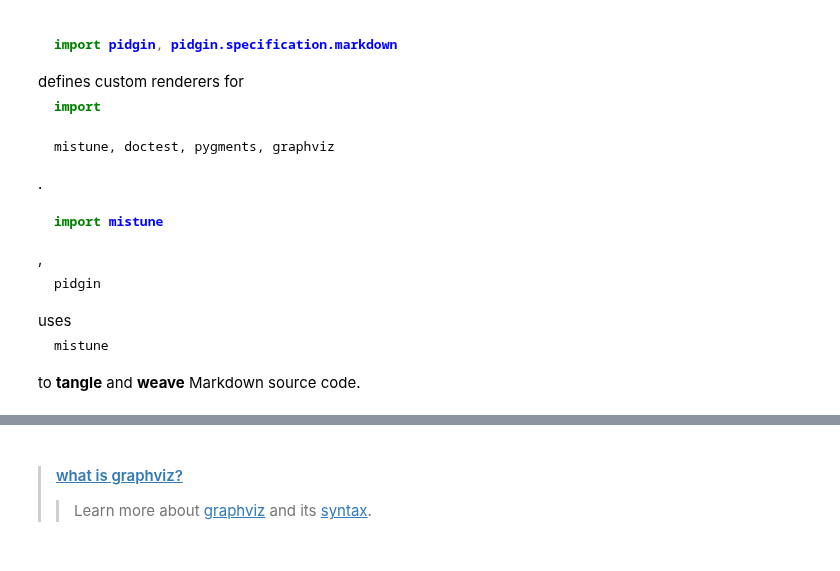
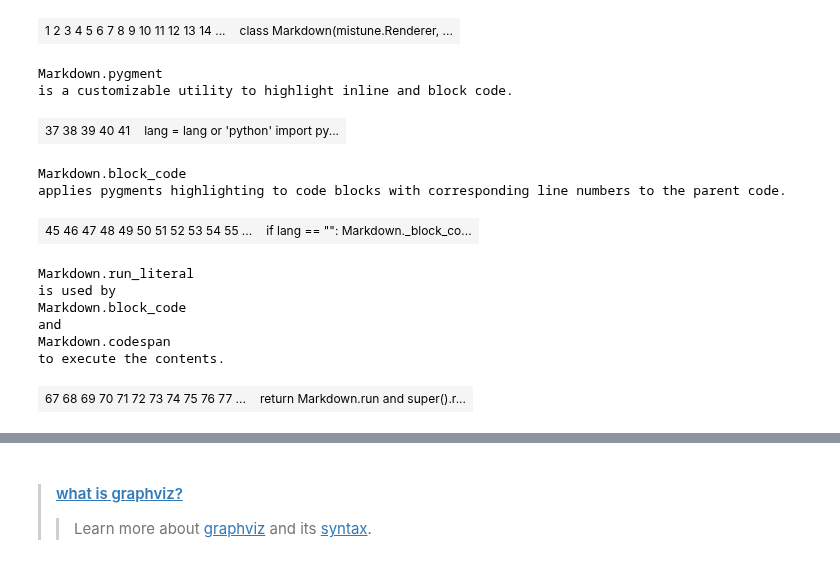
Before and after one commit to deathbeds/pidgy, a Jupyter notebook: src/pidgin/specification/markdown.md.ipynb, the cells around one changed output, grey strips where cells are left out. Drawn from its saved outputs; the diff is of its cells as text; code cells hidden in the pictures.

Commit message:
Add line numbers

```diff
--- a/src/pidgin/specification/markdown.md.ipynb
+++ b/src/pidgin/specification/markdown.md.ipynb
@@ -5,19 +8,3 @@
-# %%
-`import pidgin, pidgin.specification.markdown` defines custom renderers for `import\` `mistune, doctest, pygments, graphviz`.
-
-`import mistune`, `pidgin` uses `mistune` to __tangle__ and __weave__ Markdown source code.
-# %% [output]
-import pidgin, pidgin.specification.markdown
-defines custom renderers for
-import
-mistune, doctest, pygments, graphviz
-.
-import mistune
-,
-pidgin
-uses
-mistune
-to tangle and weave Markdown source code.
 # %%
     import ast, jinja2, sys, nbconvert, nbformat, contextlib, collections, IPython, mistune, doctest, re, traitlets, textwrap, types, typing as t, importlib, importnb,  jinja2, builtins, jsonschema
     from pidgin import tangle, shell, formatter
@@ -31,6 +28,15 @@ to tangle and weave Markdown source code.
             Markdown.block.shell = Markdown
             Markdown._codespan_buffer = []
             Markdown._block_code_buffer = []
+
+        def __call__(self, text):
+            from pidgin import transform_cell
+
+            text = transform_cell.strip_blank_lines(text.rstrip('\n'))
+            self.blob, self.linenos = text, tuple()
+            return self.parse(text)
+
+        render = __call__
 
         def __enter__(Markdown):
             Markdown.run = False
@@ -42,40 +48,72 @@ to tangle and weave Markdown source code.
             Markdown._codespan_buffer.append(text)
             if not text.endswith('\\'):
                 Markdown.run_literal('\n'.join(Markdown._codespan_buffer))
                 Markdown._codespan_buffer = []
             text = text.rstrip('\\')
             return F"""<span{Markdown.pygment(text, prestyles="display: inline-block; vertical-align: middle;", nobackground=True).strip()[4:-4]}span>"""
 
         def pygment(Markdown, text, lang=None, **kwargs):
+`Markdown.pygment` is a customizable utility to __highlight__ inline and block code.
+
             lang = lang or 'python'
             import pygments
             return pygments.highlight(text, pygments.lexers.get_lexer_by_name(lang, stripall=True), pygments.formatters.html.HtmlFormatter(noclasses=True, **kwargs))
 
-        def block_code(Markdown, text, lang=None, lineno=None):
-            if lang is None:
+        def block_code(Markdown, text, lang=None):
+`Markdown.block_code` applies __pygments__ highlighting to code blocks with corresponding line numbers
+to the parent code.
+
+            if lang == "":
                 Markdown._block_code_buffer.append(text)
                 if not text.endswith('\\'):
                     Markdown.run_literal('\n'.join(Markdown._block_code_buffer))
                     Markdown._block_code_buffer = []
+
+            if hasattr(Markdown, 'blob'):
+                m = next(re.finditer('\W+'.join(map(re.escape, filter(bool, map(str.strip, text.splitlines())))), Markdown.blob))
+                Markdown.linenos += len(m.string[:m.span()[0]].splitlines()) + (lang is not None),
+                Markdown.blob = m.string[m.span()[1]:]
+                try:
+                    return Markdown.pygment(
+                        text.rstrip('\\'), lang, linenos='table', linenostart=sum(Markdown.linenos)
+                    ).replace("""<td class="code">""", """<td style="text-align: left;" class="code">""")
+                finally:
+                    Markdown.linenos += len(m.string[slice(*m.span())].splitlines())-2,
+
             return Markdown.pygment(text.rstrip('\\'), lang)
 
         def run_literal(Markdown, str):
+`Markdown.run_literal` is used by `Markdown.block_code` and `Markdown.codespan` to execute the contents.
+
             return Markdown.run and super().run_cell(textwrap.indent(str, ' '*4), silent=True)
 
         def output_doctest(self): return self.renderer.doctest(self.token['text'])
 
         def output_graphviz(self): return self.renderer.graphviz(self.token['text'])
 
-
-        def _output_code(self):
-            return self.renderer.block_code(self.token['text'], self.token['lang'], self.token['lineno'])
-
         def doctest(self, text): return super().block_code(text)
         def graphviz(self, text):
             return __import__('graphviz').Source(text)._repr_svg_()
 
 
-            #         def header(self, text, level, raw=None):
-            #             return F"""<h{level} id="{__import__('slugify').slugify(text, lowercase=False)}">{text}</h{level}"""
+        def header(self, text, level, raw=None):
+            import html, slugify
+            slug = html.escape(__import__('slugify').slugify(text, lowercase=False))
+            return F"""<a href="#{slug}"><h{level} id="{slug}">{text}</h{level}></a>"""
+# %% [output]
+| 1 2 3 4 5 6 7 8 9 10 11 12 13 14 ... | class Markdown(mistune.Renderer, ... |
+Markdown.pygment
+is a customizable utility to highlight inline and block code.
+| 37 38 39 40 41 | lang = lang or 'python' import py... |
+Markdown.block_code
+applies pygments highlighting to code blocks with corresponding line numbers to the parent code.
+| 45 46 47 48 49 50 51 52 53 54 55 ... | if lang == "": Markdown._block_co... |
+Markdown.run_literal
+is used by
+Markdown.block_code
+and
+Markdown.codespan
+to execute the contents.
+| 67 68 69 70 71 72 73 74 75 76 77 ... | return Markdown.run and super().r... |
 # %%
     class DocTestGrammar:
```
Also changed, not shown: parts of 7 cells of this notebook, 3 other files.
